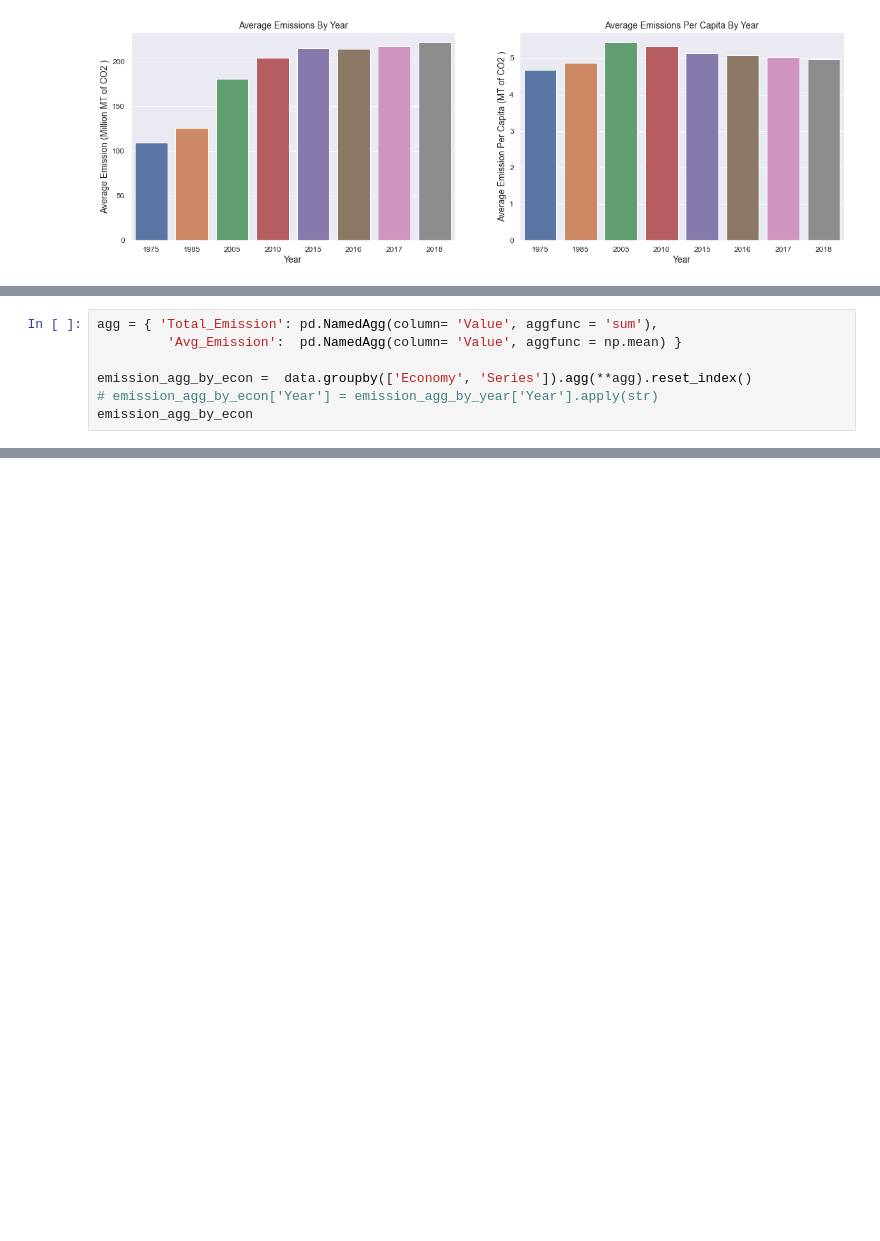
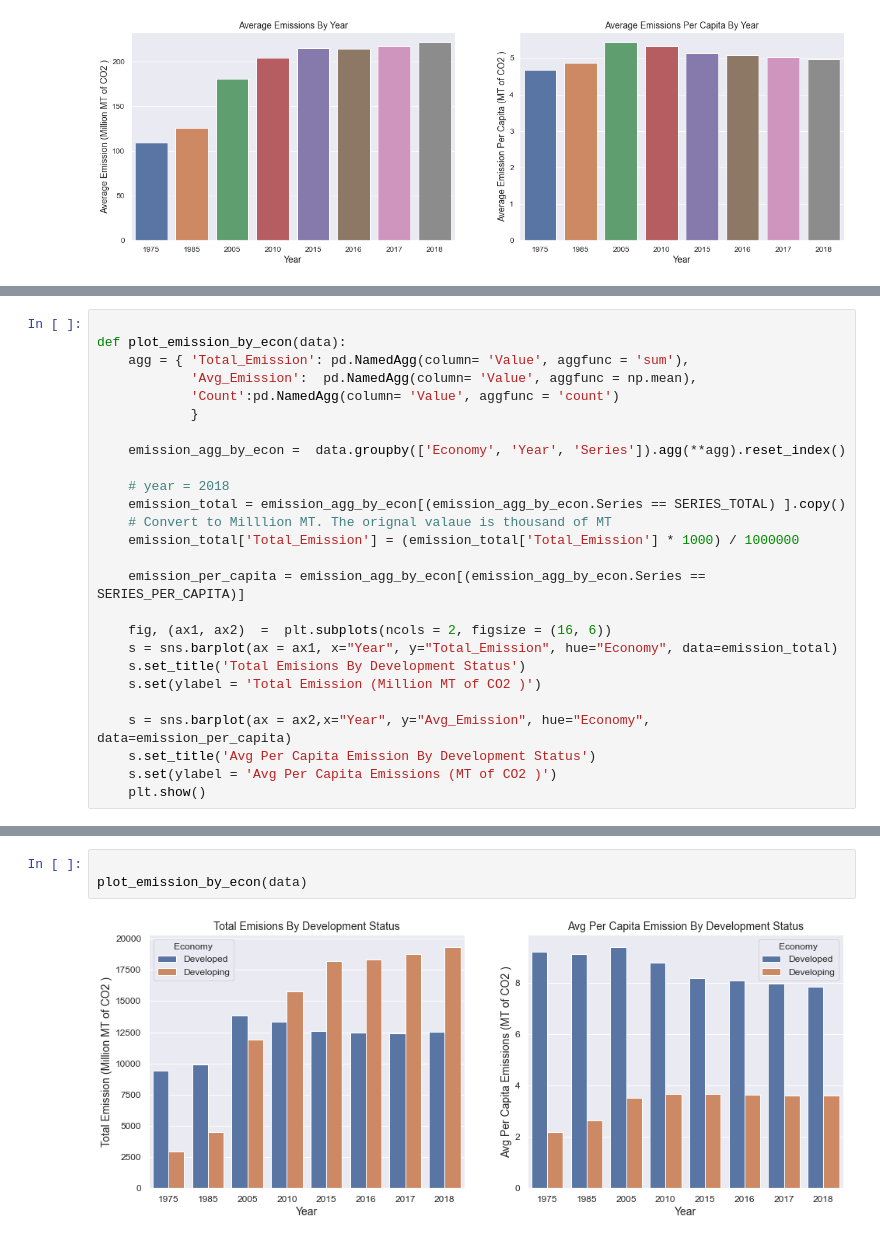
Before and after one commit to ajayrawatsap/MLTraining, a Jupyter notebook: co2_emission.ipynb, the cells around one changed output, grey strips where cells are left out. Cells and saved outputs as stored; diff of their text form; blank space fills up the shorter version.

```diff
--- a/co2_emission.ipynb
+++ b/co2_emission.ipynb
@@ -151,7 +148,0 @@ plot_average_emission_by_year(emission_agg_by_year)
-# %%
-agg = { 'Total_Emission': pd.NamedAgg(column= 'Value', aggfunc = 'sum'),
-         'Avg_Emission':  pd.NamedAgg(column= 'Value', aggfunc = np.mean) }
-
-emission_agg_by_econ =  data.groupby(['Economy', 'Series']).agg(**agg).reset_index()
-# emission_agg_by_econ['Year'] = emission_agg_by_year['Year'].apply(str)
-emission_agg_by_econ
@@ -179,0 +149,26 @@ data
+# %%
+
+def plot_emission_by_econ(data):
+    agg = { 'Total_Emission': pd.NamedAgg(column= 'Value', aggfunc = 'sum'),
+            'Avg_Emission':  pd.NamedAgg(column= 'Value', aggfunc = np.mean),
+            'Count':pd.NamedAgg(column= 'Value', aggfunc = 'count')
+            }
+
+    emission_agg_by_econ =  data.groupby(['Economy', 'Year', 'Series']).agg(**agg).reset_index()
+
+    # year = 2018
+    emission_total = emission_agg_by_econ[(emission_agg_by_econ.Series == SERIES_TOTAL) ].copy()
+    # Convert to Milllion MT. The orignal valaue is thousand of MT
+    emission_total['Total_Emission'] = (emission_total['Total_Emission'] * 1000) / 1000000
+
+    emission_per_capita = emission_agg_by_econ[(emission_agg_by_econ.Series == SERIES_PER_CAPITA)]
+
+    fig, (ax1, ax2)  =  plt.subplots(ncols = 2, figsize = (16, 6))
+    s = sns.barplot(ax = ax1, x="Year", y="Total_Emission", hue="Economy", data=emission_total)
+    s.set_title('Total Emisions By Development Status')
+    s.set(ylabel = 'Total Emission (Million MT of CO2 )')
+
+    s = sns.barplot(ax = ax2,x="Year", y="Avg_Emission", hue="Economy", data=emission_per_capita)
+    s.set_title('Avg Per Capita Emission By Development Status')
+    s.set(ylabel = 'Avg Per Capita Emissions (MT of CO2 )')
+    plt.show()
@@ -179,0 +182,5 @@ data
+# %%
+
+plot_emission_by_econ(data)
+# %% [output]
+[figure, added]
```
Also changed, not shown: parts of 13 cells of this notebook.
